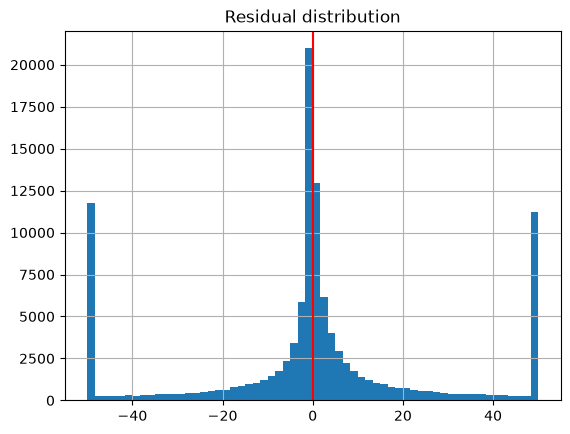
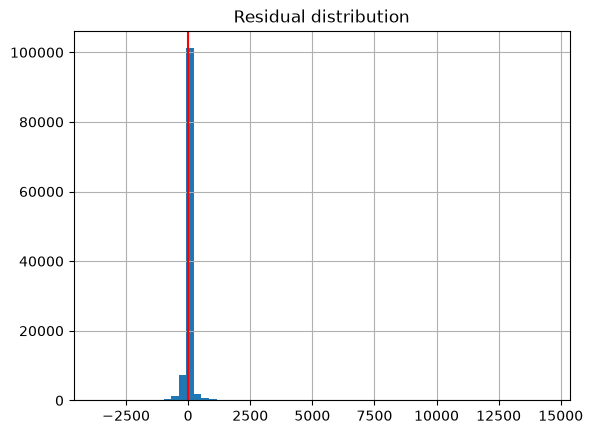
Code edit (unified diff) that turned the first committed figure into the second:
--- before
+++ after
@@ -3,5 +3,5 @@
 print("Median residual:", lgbm_preds.residual.median().round(3))
 
-lgbm_preds["residual"].clip(-50,50).hist(bins=60)
+lgbm_preds["residual"].hist(bins=60)
 plt.title("Residual distribution")
 plt.axvline(0, color="red")

Commit: PHASE 3: finalized lightgbm, model comparison, error analysis and SHAP